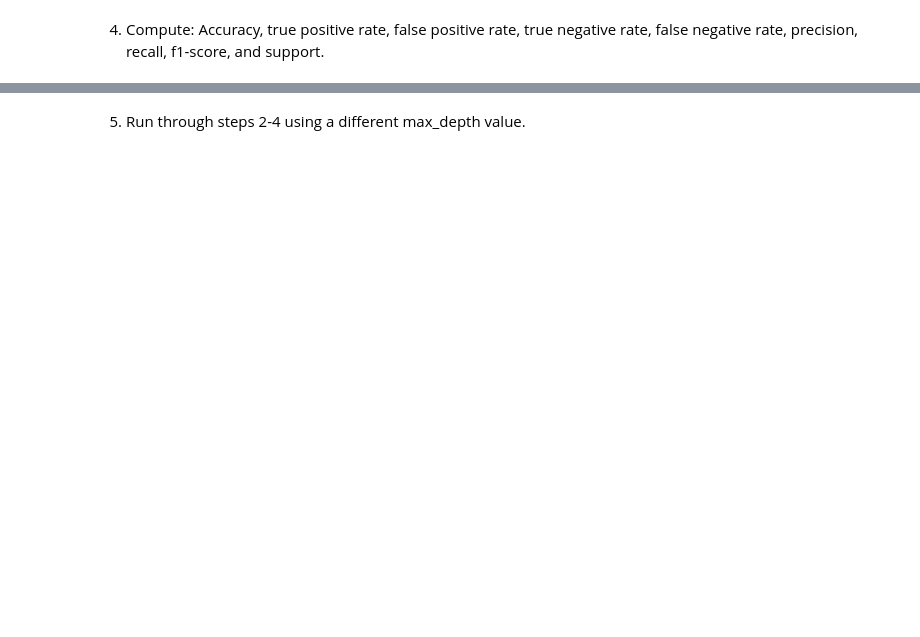
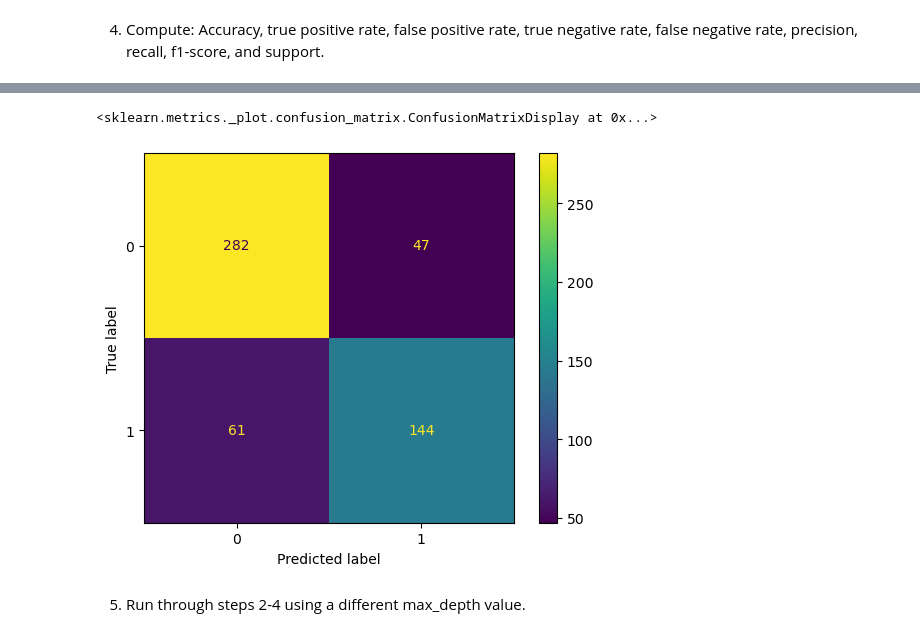
Before and after one commit to MigashaneVictoire/classification-exercises, a Jupyter notebook: decision_tree.ipynb, the cells around one changed output, grey strips where cells are left out. Saved outputs shown, nothing was run; the diff lists cells and outputs as text; code cells hidden in the pictures; blank space fills up the shorter version.

```diff
--- a/decision_tree.ipynb
+++ b/decision_tree.ipynb
@@ -32,2 +164,7 @@ train.head()
+# %%
+ConfusionMatrixDisplay.from_estimator(treeClf, xtrain, ytrain)
+# %% [output]
+<sklearn.metrics._plot.confusion_matrix.ConfusionMatrixDisplay at 0x...>
+[figure, added]
 # %% [markdown]
 5. Run through steps 2-4 using a different max_depth value.
```
Also changed, not shown: parts of 34 cells of this notebook.
